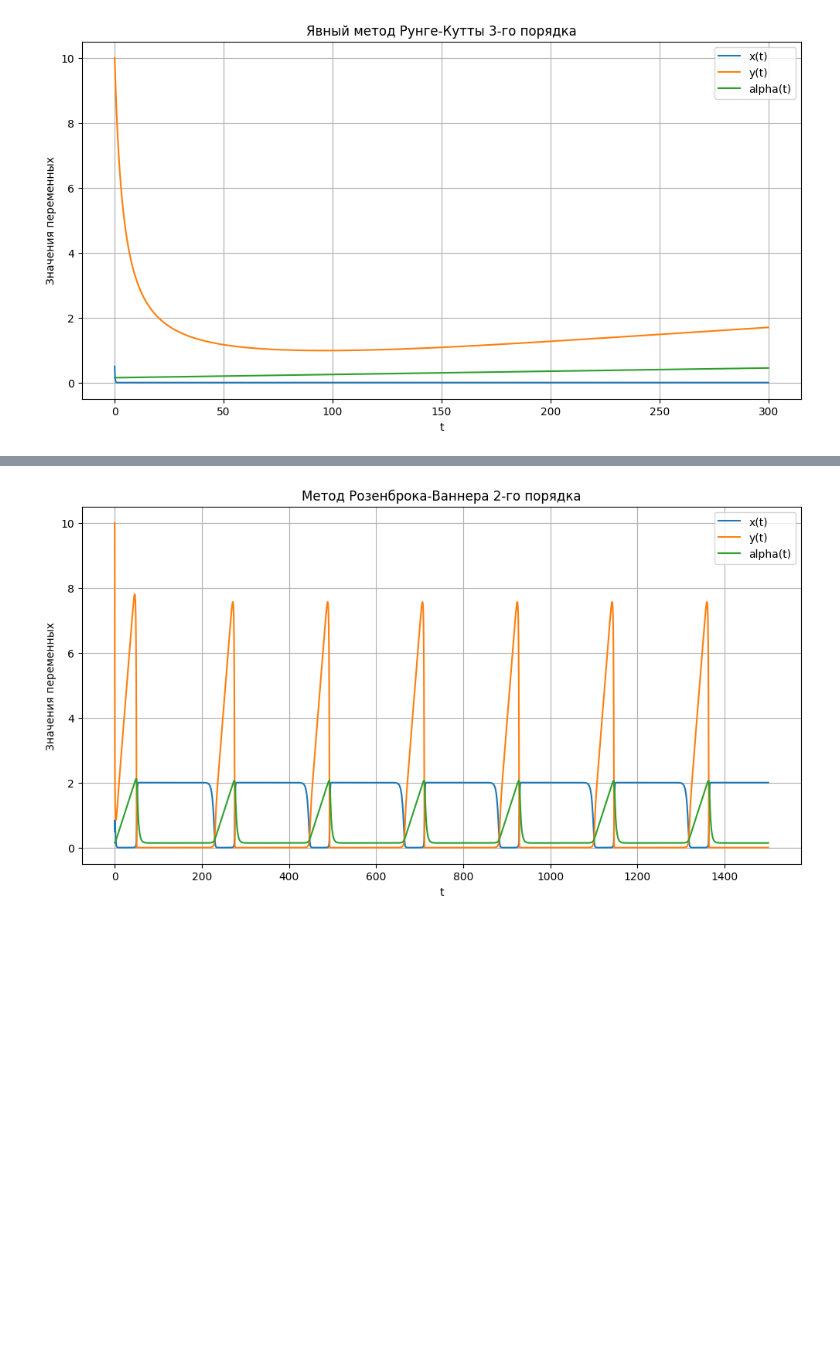
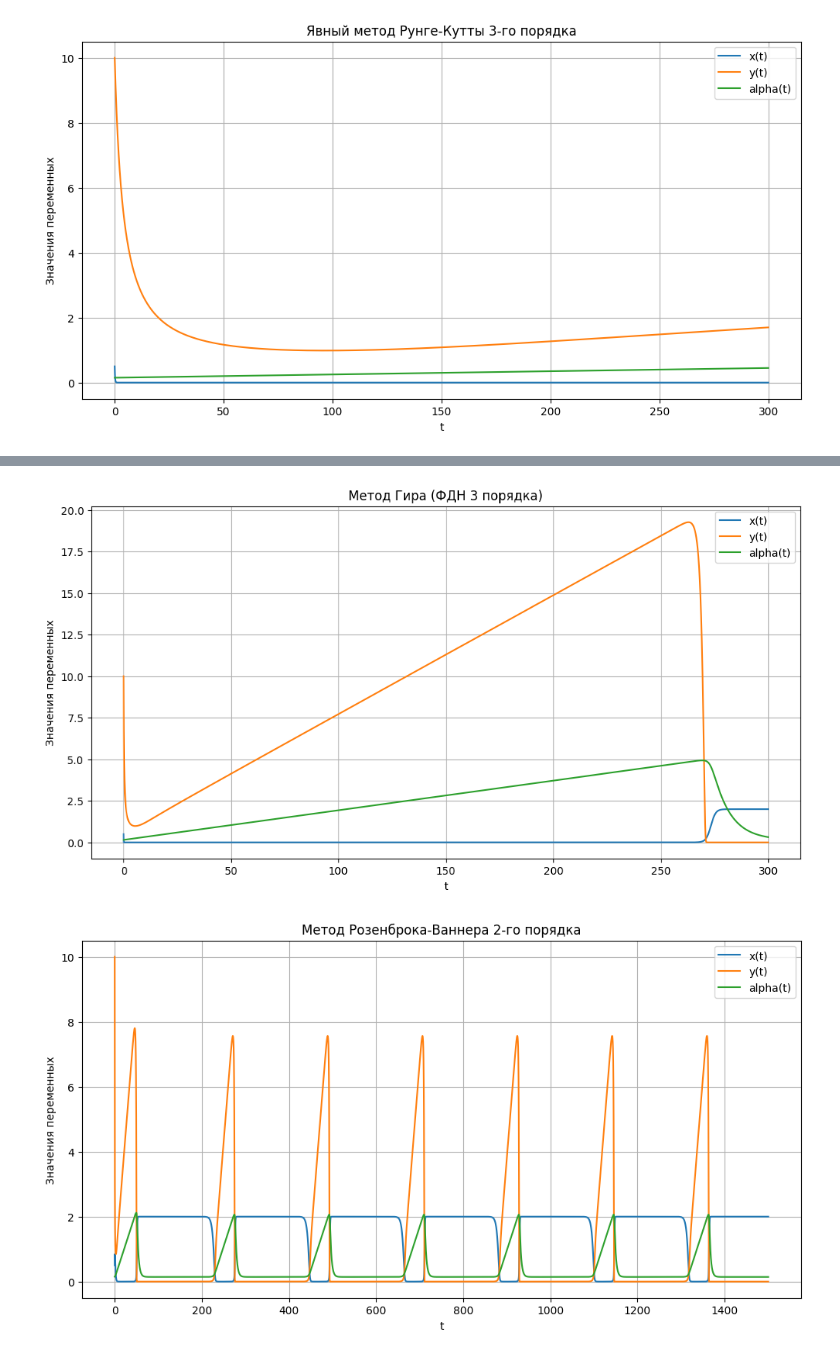
Before and after one commit to NeroMipt/Computational-math, a Jupyter notebook: lab2_10_9_13.ipynb, the cells around one changed output, grey strips where cells are left out. Saved outputs shown, nothing was run; the diff lists cells and outputs as text; code cells hidden in the pictures; blank space fills up the shorter version.

```diff
--- a/lab2_10_9_13.ipynb
+++ b/lab2_10_9_13.ipynb
@@ -161,2 +107,53 @@ plt.show()
+# %%
+
+
+eps = 0.01
+h = 0.01
+t_max = 300
+N = int(t_max / h)
+t = np.linspace(0, t_max, N+1)
+
+
+x0, y0, alpha0 = 0.5, 10.0, 0.15
+X = np.zeros((N+1, 3))
+X[0] = [x0, y0, alpha0]
+
+
+
+def rk3_step(Xn):
+    k1 = f(Xn)
+    k2 = f(Xn + h * k1 / 2)
+    k3 = f(Xn - h * k1 + 2 * h * k2)
+    return Xn + h * (k1 + 4 * k2 + k3) / 6
+
+X[1] = rk3_step(X[0])
+X[2] = rk3_step(X[1])
+
+
+def gear3_step(X_hist):
+    Xn2, Xn1, Xn = X_hist
+    X_guess = (18*Xn - 9*Xn1 + 2*Xn2) / 11
+    for _ in range(10):
+        f_val = f(X_guess)
+        X_new = (18*Xn - 9*Xn1 + 2*Xn2 + 6*h*f_val) / 11
+        X_guess = 0.8 * X_guess + 0.2 * X_new
+    return X_guess
+
+for n in range(2, N):
+    X[n+1] = gear3_step(X[n-2:n+1])
+
+
+plt.figure(figsize=(12, 6))
+plt.plot(t, X[:, 0], label='x(t)')
+plt.plot(t, X[:, 1], label='y(t)')
+plt.plot(t, X[:, 2], label='alpha(t)')
+plt.xlabel('t')
+plt.ylabel('Значения переменных')
+plt.title('Метод Гира (ФДН 3 порядка)')
+plt.legend()
+plt.grid(True)
+plt.show()
+# %% [output]
+[figure, added]
 # %%
 
```
Also changed, not shown: parts of 4 cells of this notebook.
